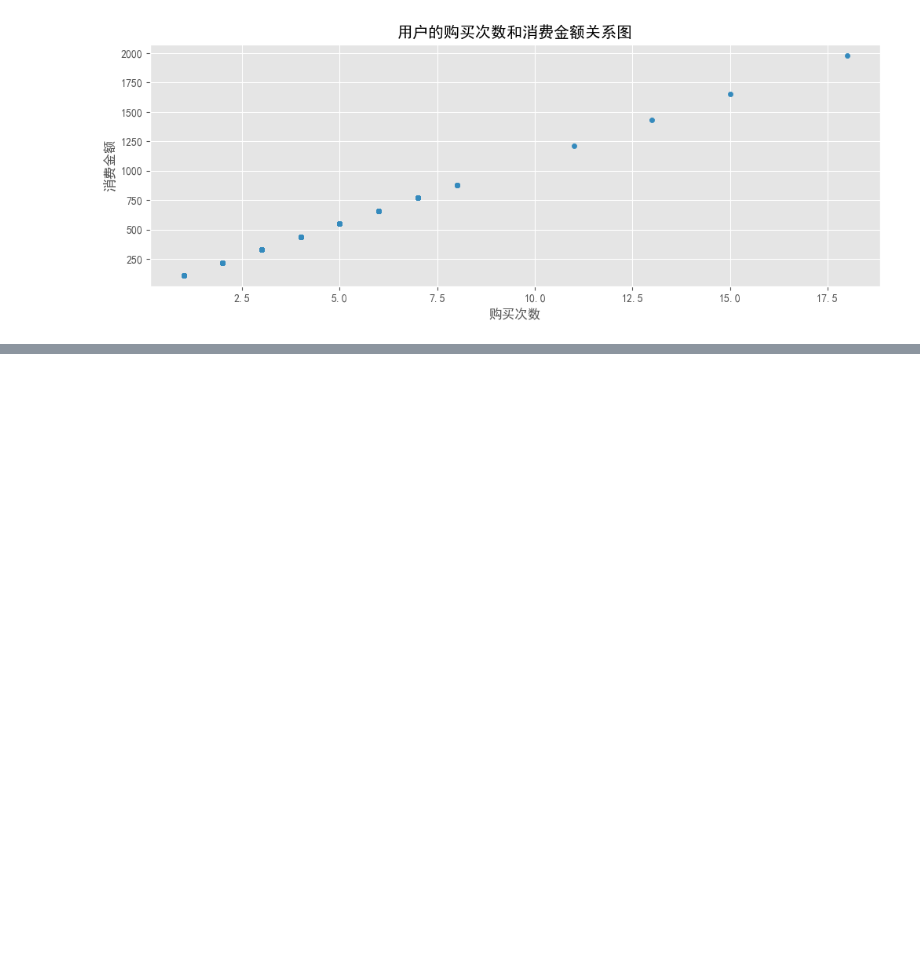
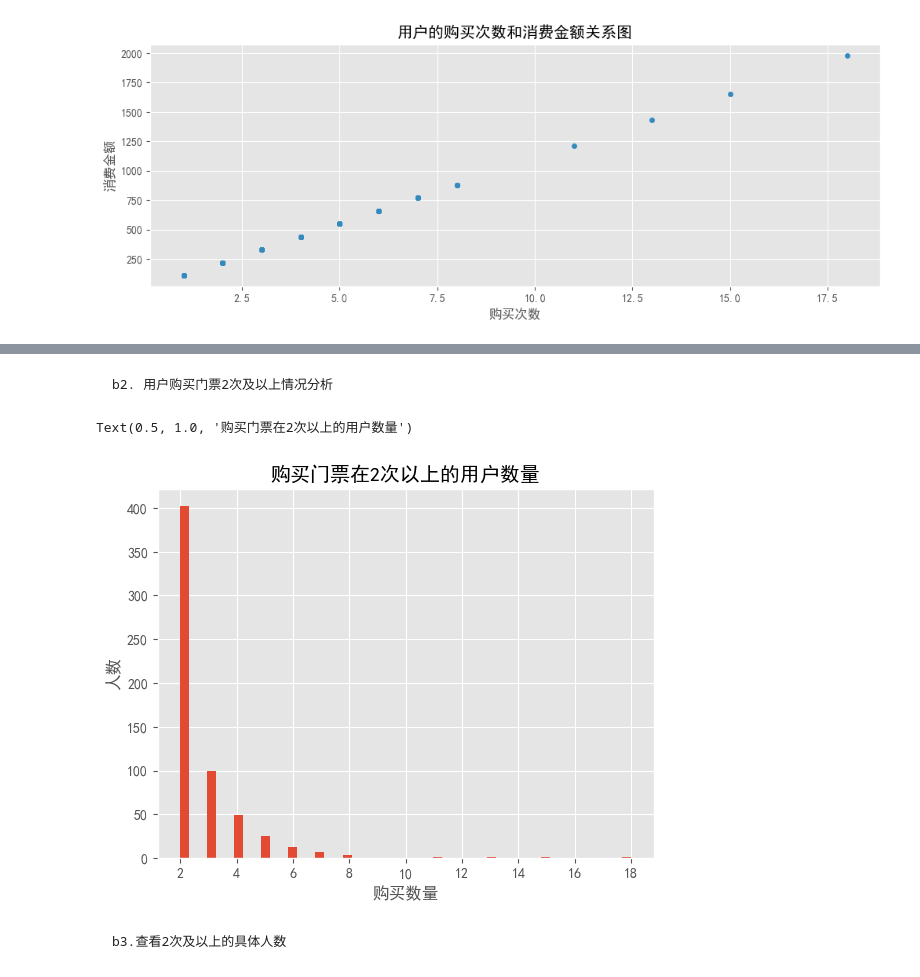
Before and after one commit to Fade-Smile/Basic-of-Data-Analyst, a Jupyter notebook: Project/4. Klook Travel.ipynb, the cells around one changed output, grey strips where cells are left out. Saved outputs shown, nothing was run; the diff lists cells and outputs as text; code cells hidden in the pictures; blank space fills up the shorter version.

```diff
--- a/Project/4. Klook Travel.ipynb
+++ b/Project/4. Klook Travel.ipynb
@@ -112,0 +127,15 @@ Text(0, 0.5, '消费金额')
+# %% [markdown]
+    b2. 用户购买门票2次及以上情况分析
+# %%
+df_frequency_2 = df.groupby('author').count().reset_index()
+df_frequency_2[df_frequency_2['frequency']>=2].groupby('author')['frequency'].sum().plot.hist(bins=50)
+plt.xlabel('购买数量')
+plt.ylabel('人数')
+plt.title('购买门票在2次以上的用户数量')
+
+# 消费两次的用户在整体上占比较大，大于2次的用户占小部分，用户购买次数最多为8次
+# %% [output]
+Text(0.5, 1.0, '购买门票在2次以上的用户数量')
+[figure, added]
+# %% [markdown]
+    b3.查看2次及以上的具体人数
```
Also changed, not shown: parts of 3 cells of this notebook.
